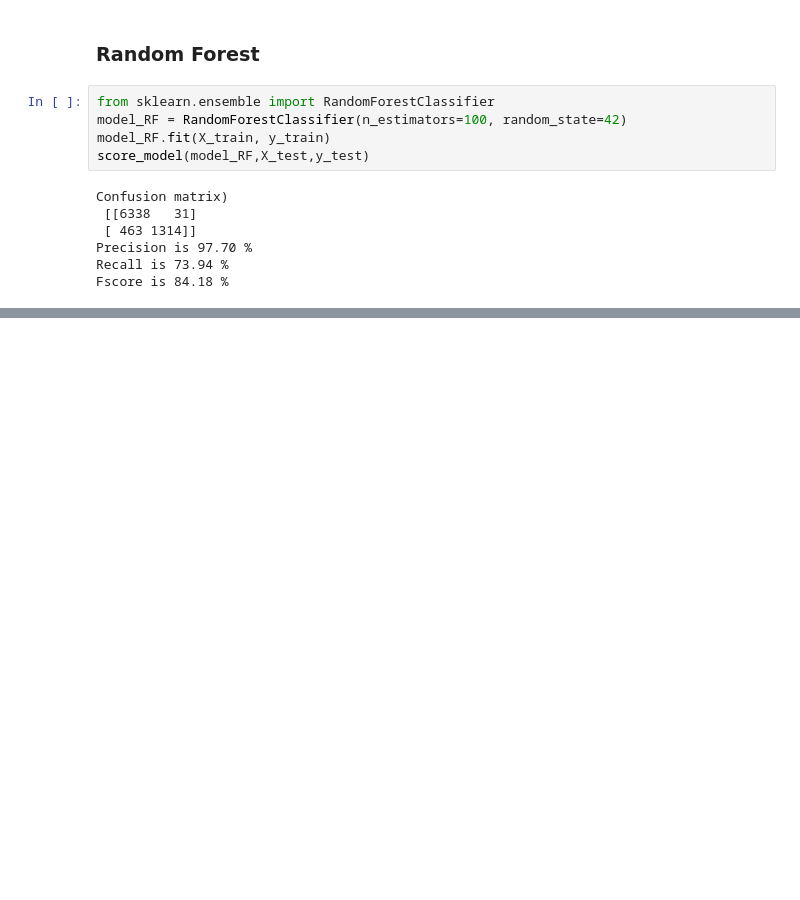
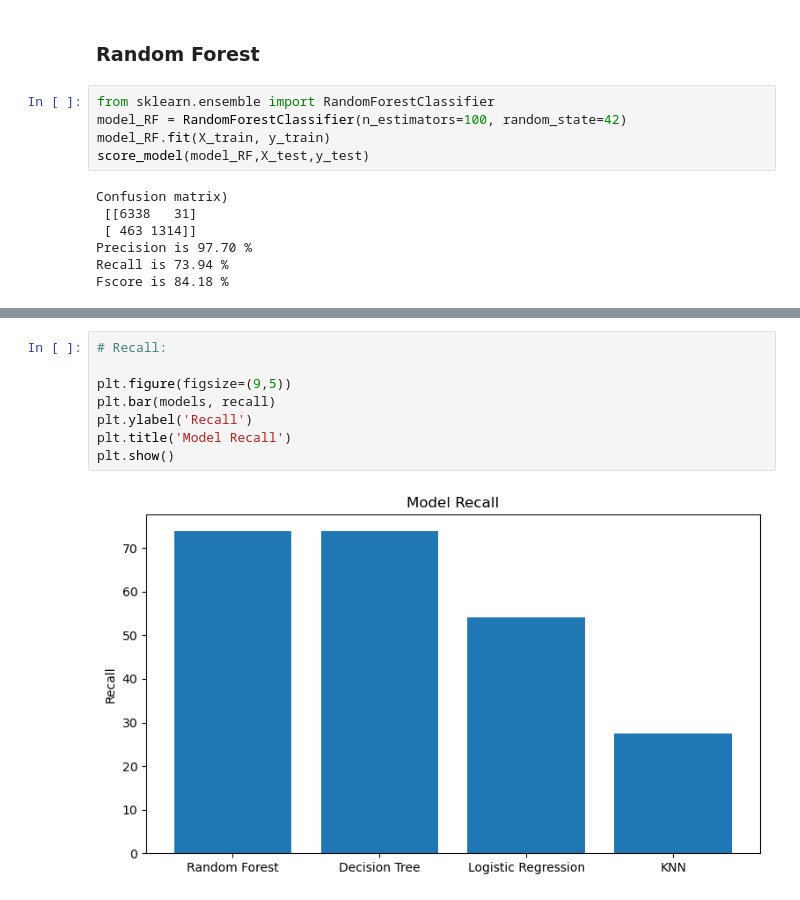
Before and after one commit to alex-yatseyko/team_project, a Jupyter notebook: project/notebooks/model_training.ipynb, the cells around one changed output, grey strips where cells are left out. Cells and saved outputs as stored; diff of their text form; blank space fills up the shorter version.

```diff
--- a/project/notebooks/model_training.ipynb
+++ b/project/notebooks/model_training.ipynb
@@ -163,0 +181,10 @@ F1-Score:
+# %%
+# Recall:
+
+plt.figure(figsize=(9,5))
+plt.bar(models, recall)
+plt.ylabel('Recall')
+plt.title('Model Recall')
+plt.show()
+# %% [output]
+[figure, added]
```
Also changed, not shown: parts of 3 cells of this notebook, 5 other files.
